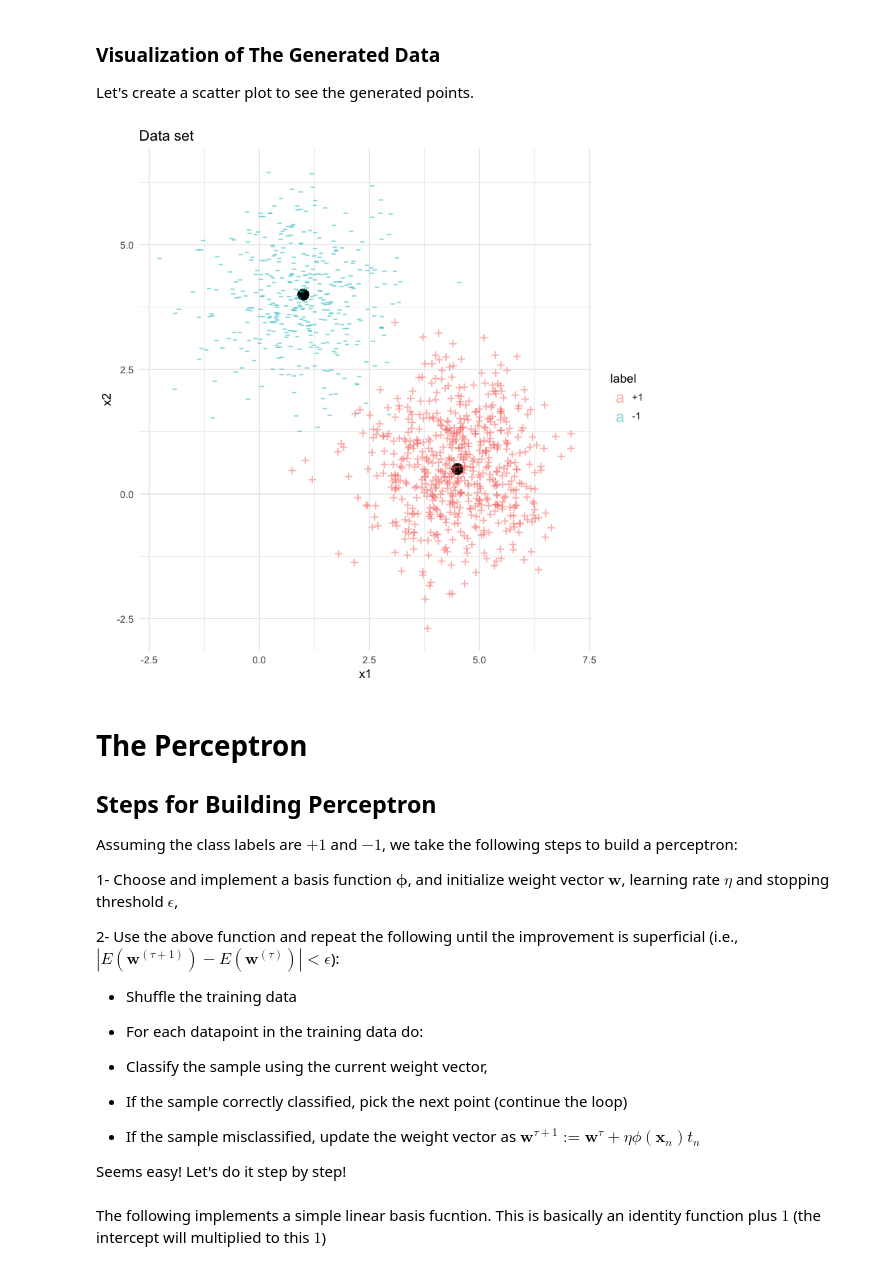
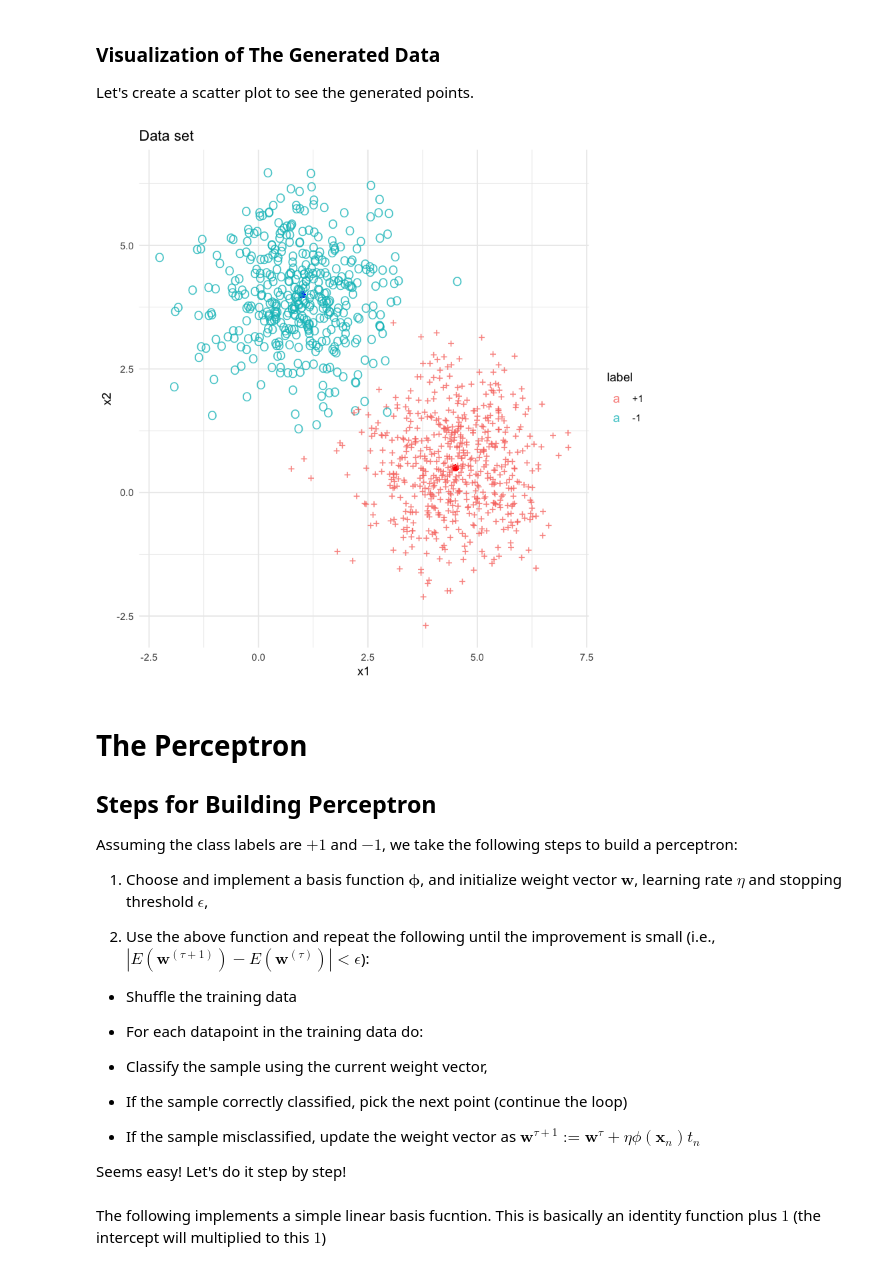
Before and after one commit to cxie0001trevor/R_playground, a Jupyter notebook: FIT5201/wk5-6/Activity.3.1.ipynb, the cells around one changed output. Cells and saved outputs as stored; diff of their text form; code cells hidden in the pictures.

```diff
--- a/FIT5201/wk5-6/Activity.3.1.ipynb
+++ b/FIT5201/wk5-6/Activity.3.1.ipynb
@@ -23,14 +23,15 @@ mu0 <- c(4.5, 0.5)
 mu1 <- c(1.0, 4.0)
 
 # Model the probability
-p0 <- 0.60
-p1 <- 1 - p0
+p0 <- 0.60; p1 <- 1 - p0
 
-# shared covariance matrix
+# covariance matrix
 sigma <- matrix(c(1, 0, 0, 1), nrow=2, ncol=2, byrow = TRUE)
+# share
 sigma0 <- sigma
 sigma1 <- sigma
-### an examle of nonshared covariance matrices
+
+# an examle of nonshared covariance matrices (QDA?)
 #sigma0 <- matrix(c(0.2, 0.2, 0.2, 0.2), nrow=2, ncol=2, byrow = TRUE)
 #sigma1 <- matrix(c(1, 0, 0, 1), nrow=2, ncol=2, byrow = TRUE)
 # %% [markdown]
@@ -79,22 +95,22 @@ test.label <- data[-train.index, 'label']
 Let's create a scatter plot to see the generated points.
 # %%
 ## Take a look at the data set
-ggplot(data=data, aes(x=x1, y=x2, color=label, label=ifelse(label==c0, '+', '-'))) +
-    geom_point(x=mu0[1], y=mu0[2], size=4, color = 'black') +
-    geom_point(x=mu1[1], y=mu1[2], size=4, color = 'black') +
-    geom_text(size = 5, alpha=0.5) +
+ggplot(data=data, aes(x=x1, y=x2, color=label, label=ifelse(label==c0, '+', 'O'))) +
+    geom_point(x=mu0[1], y=mu0[2], size=2, color = 'Red') +
+    geom_point(x=mu1[1], y=mu1[2], size=2, color = 'Blue') +
+    geom_text(size = 4, alpha=0.8) +
     ggtitle ('Data set') +
     theme_minimal()
 # %% [output]
-[figure, old version]
+[figure, new version]
 # %% [markdown]
 # The Perceptron
 ## Steps for Building Perceptron
-Assuming the class labels are $+1$ and $-1$, we take the following steps to build a perceptron:
+Assuming the class labels are $\boxed{+1}$ and $\boxed{-1}$, we take the following steps to build a perceptron:
 
- 1- Choose and implement a basis function $\pmb{\phi}$, and initialize weight vector $\pmb{w}$, learning rate $\eta$ and stopping threshold $\epsilon$,
+1. Choose and implement a basis function $\pmb{\phi}$, and initialize weight vector $\pmb{w}$, learning rate $\eta$ and stopping threshold $\epsilon$,
 
- 2- Use the above function and repeat the following until the improvement is superficial (i.e., $|E(\pmb{w}^{(\tau+1)})-E(\pmb{w}^{(\tau)})| < \epsilon$):
+2. Use the above function and repeat the following until the improvement is small (i.e., $|E(\pmb{w}^{(\tau+1)})-E(\pmb{w}^{(\tau)})| < \epsilon$):
 
 * Shuffle the training data
 
```
Also changed, not shown: parts of 9 cells of this notebook, 36 other files.
